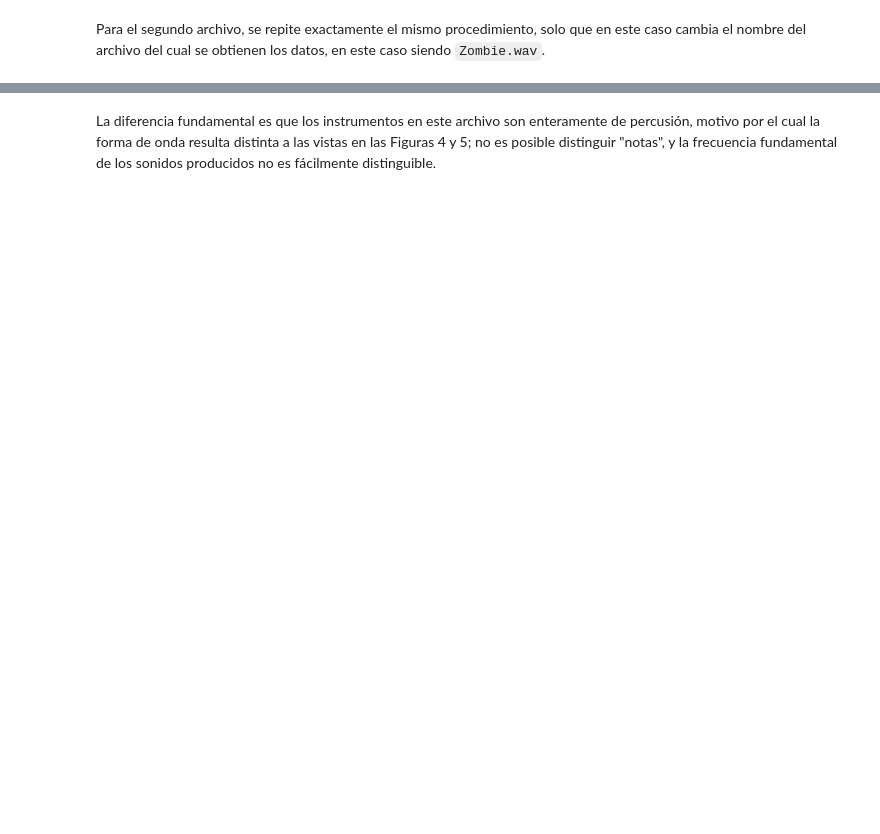
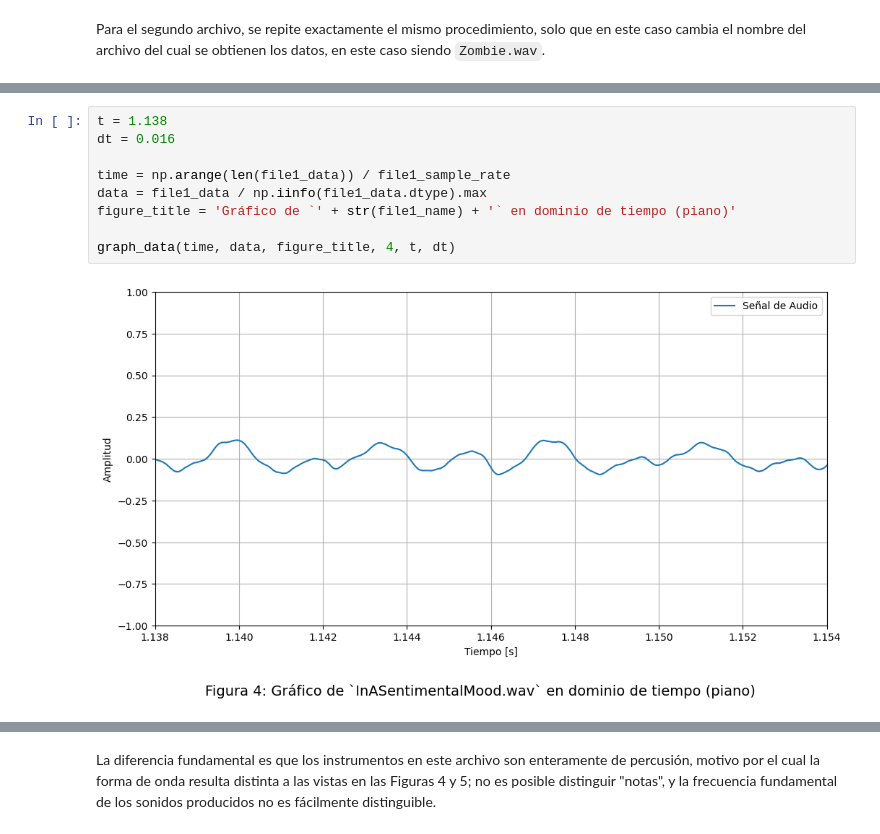
Before and after one commit to mjkloeckner/TB065, a Jupyter notebook: primera_parte/tpe_primera_parte.ipynb, the cells around one changed output, grey strips where cells are left out. Drawn from its saved outputs; the diff is of its cells as text; blank space fills up the shorter version.

```diff
--- a/primera_parte/tpe_primera_parte.ipynb
+++ b/primera_parte/tpe_primera_parte.ipynb
@@ -148,0 +124,11 @@ La nota producida por este instrumento también tiene un periodo claramente dist
+# %%
+t = 1.138
+dt = 0.016
+
+time = np.arange(len(file1_data)) / file1_sample_rate
+data = file1_data / np.iinfo(file1_data.dtype).max
+figure_title = 'Gráfico de `' + str(file1_name) + '` en dominio de tiempo (piano)'
+
+graph_data(time, data, figure_title, 4, t, dt)
+# %% [output]
+[figure, added]
```
Also changed, not shown: parts of 21 cells of this notebook.
